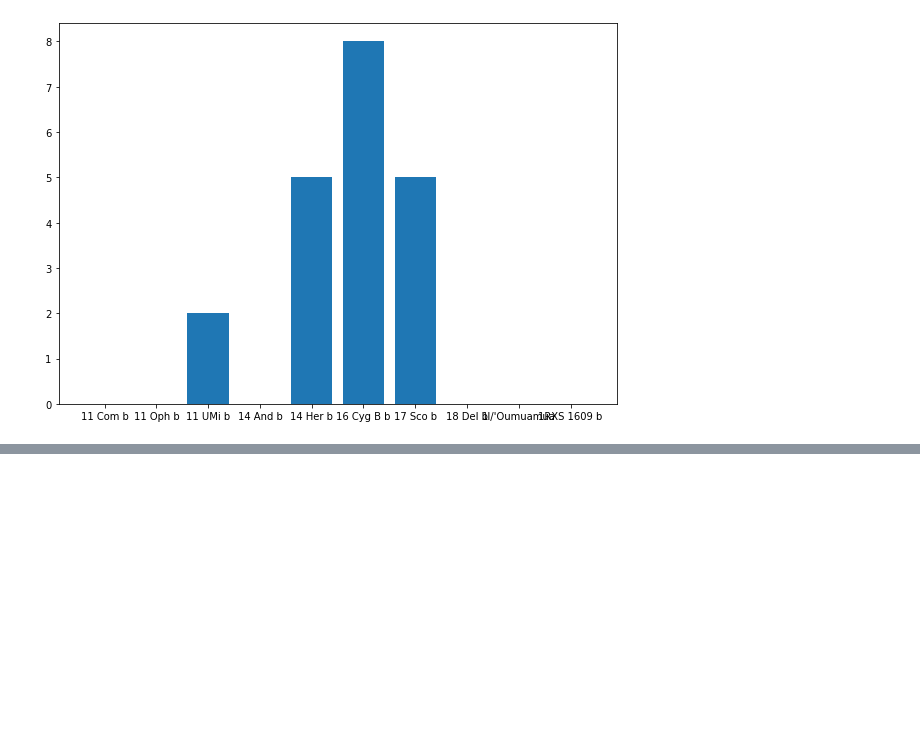
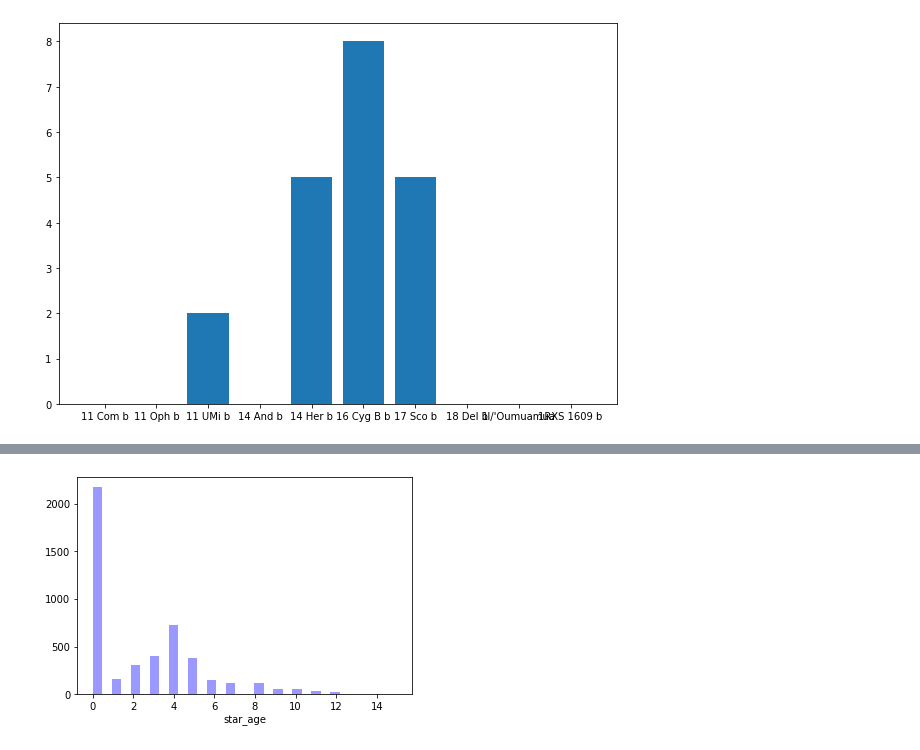
Before and after one commit to Raynould-Joseph/Machine-Learning-, a Jupyter notebook: ML_Lab_1.ipynb, the cells around one changed output, grey strips where cells are left out. Cells and saved outputs as stored; diff of their text form; code cells hidden in the pictures; blank space fills up the shorter version.

```diff
--- a/ML_Lab_1.ipynb
+++ b/ML_Lab_1.ipynb
@@ -309,0 +312,9 @@ plt.show()
+# %%
+
+import matplotlib.pyplot as plt
+import seaborn as sns
+
+
+plot=sns.distplot(kerala.star_age,kde=False,color="b")
+# %% [output]
+[figure, added]
```
Also changed, not shown: parts of 9 cells of this notebook.
